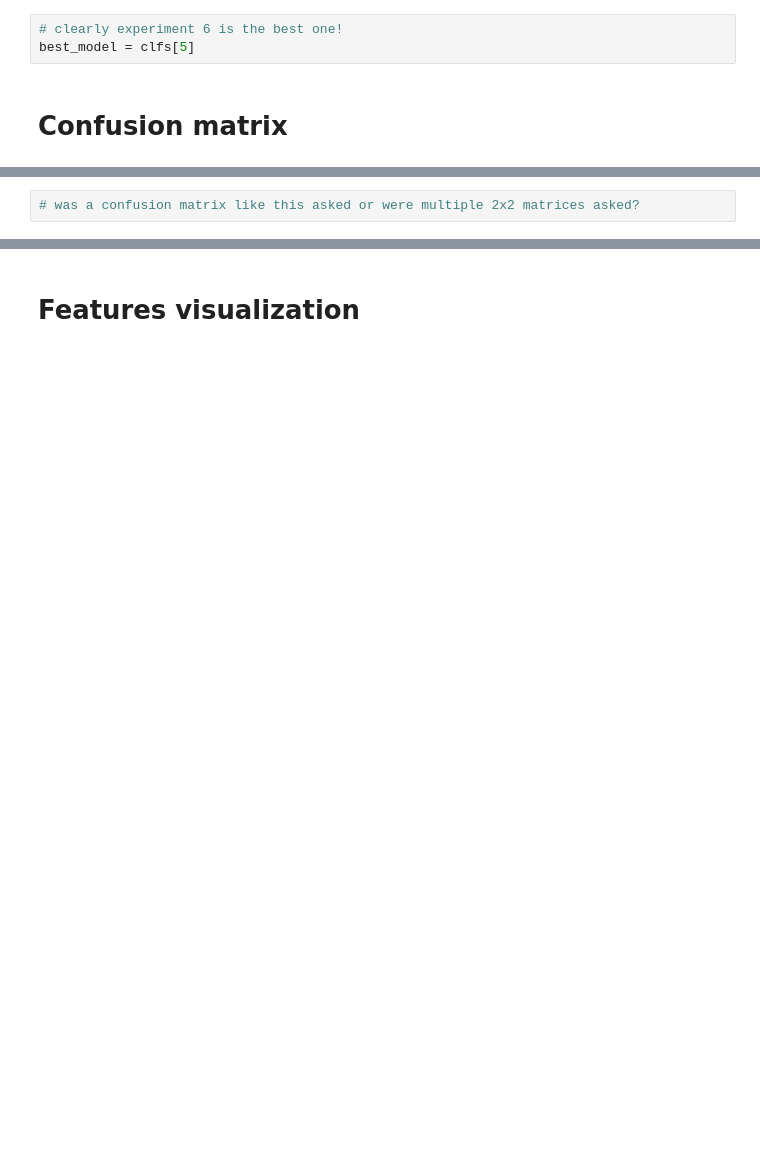
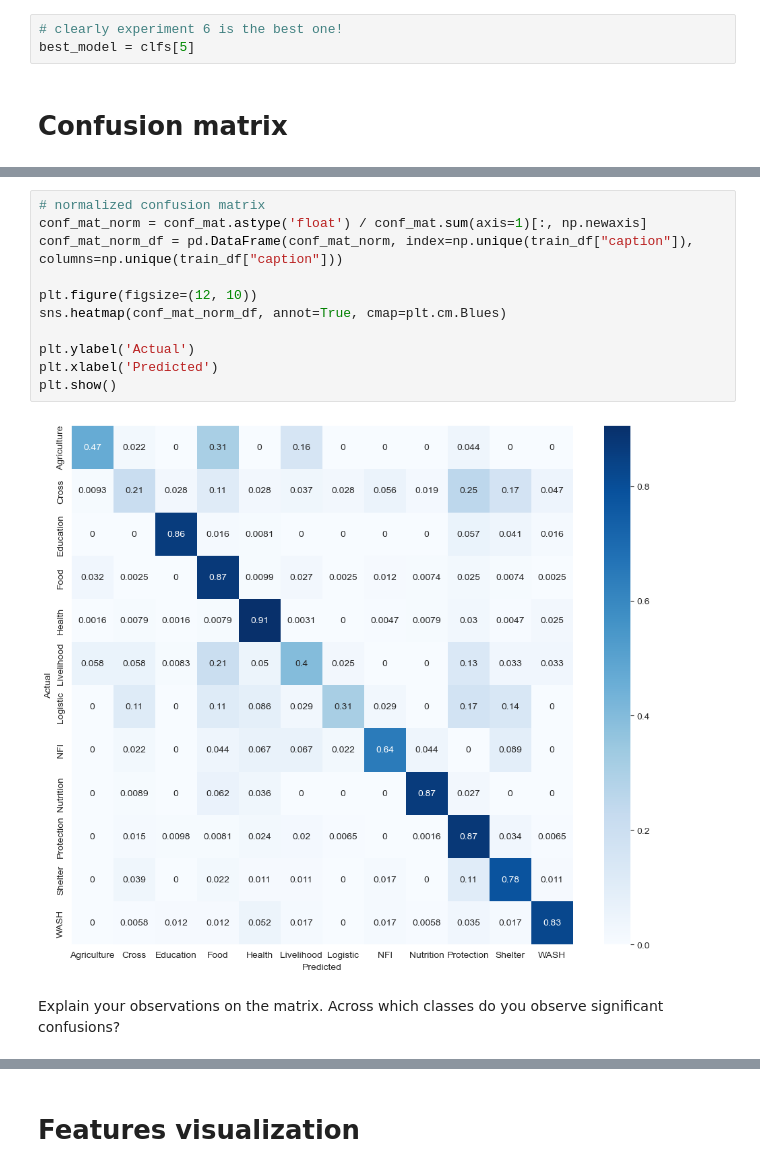
Before and after one commit to markus583/nlp-course-2022w, a Jupyter notebook: Assignment1.ipynb, the cells around one changed output, grey strips where cells are left out. Drawn from its saved outputs; the diff is of its cells as text; blank space fills up the shorter version.

```diff
--- a/Assignment1.ipynb
+++ b/Assignment1.ipynb
@@ -2083,2 +2000,15 @@ Text(159.0, 0.5, 'Actual')
-# %%
-# was a confusion matrix like this asked or were multiple 2x2 matrices asked?
+# %%
+# normalized confusion matrix
+conf_mat_norm = conf_mat.astype('float') / conf_mat.sum(axis=1)[:, np.newaxis]
+conf_mat_norm_df = pd.DataFrame(conf_mat_norm, index=np.unique(train_df["caption"]), columns=np.unique(train_df["caption"]))
+
+plt.figure(figsize=(12, 10))
+sns.heatmap(conf_mat_norm_df, annot=True, cmap=plt.cm.Blues)
+
+plt.ylabel('Actual')
+plt.xlabel('Predicted')
+plt.show()
+# %% [output]
+[figure, added]
+# %% [markdown]
+Explain your observations on the matrix. Across which classes do you observe significant confusions?
```
Also changed, not shown: parts of 58 cells of this notebook.
